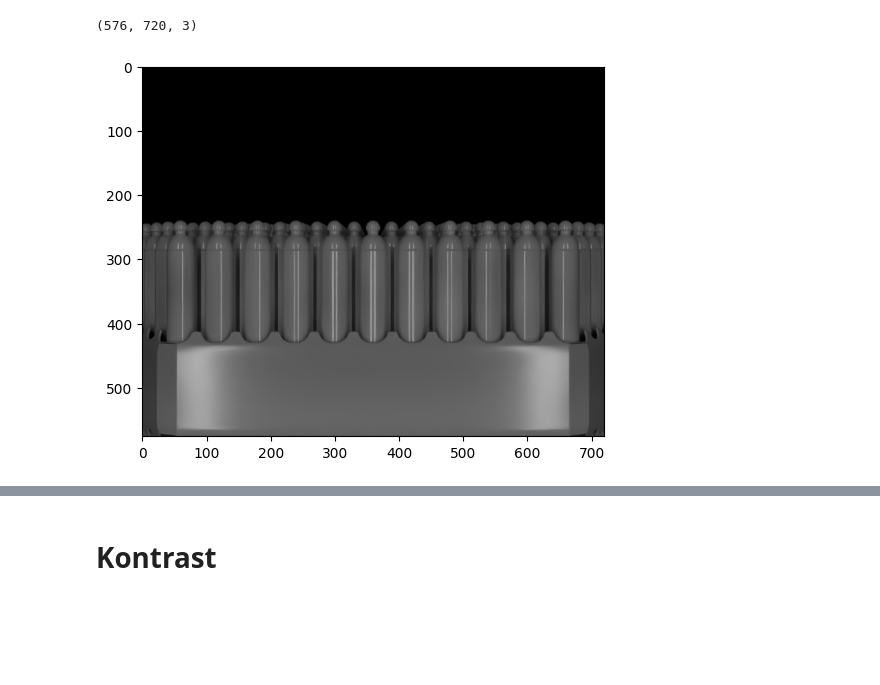
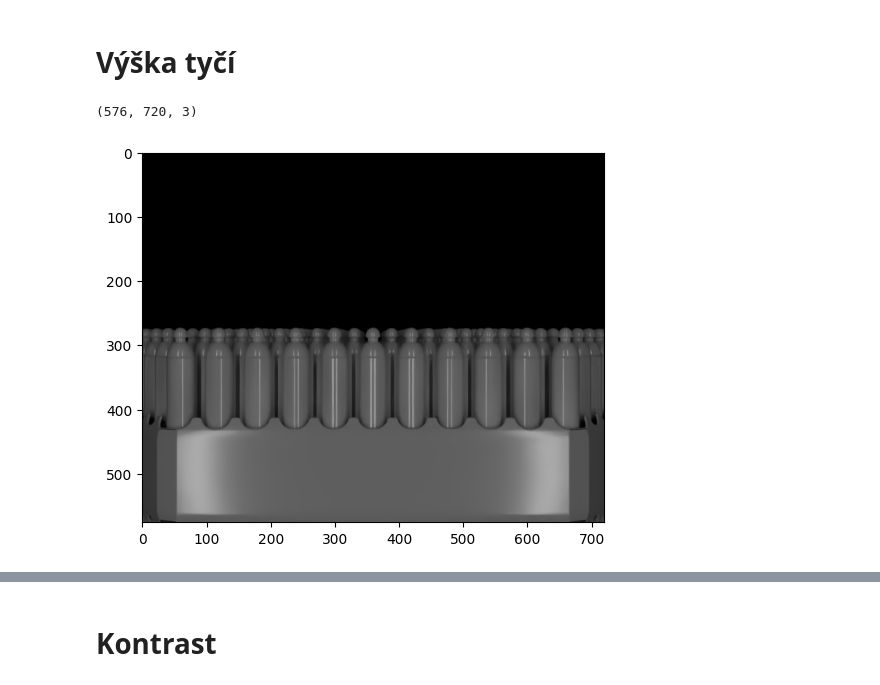
Before and after one commit to jaroslavknotek/synth-nfa-generator, a Jupyter notebook: tips.ipynb, the cells around one changed output, grey strips where cells are left out. Saved outputs shown, nothing was run; the diff lists cells and outputs as text; code cells hidden in the pictures; blank space fills up the shorter version.

```diff
--- a/tips.ipynb
+++ b/tips.ipynb
@@ -56,10 +39,12 @@ class ControlledInspection(FAInspection):
             light_intensity,
             cam_fov = 28,
             face_num=1,
-            has_alpha = False
+            has_alpha = False,
+            cam_x=0,
     ):
         scene_dict = scene.inspection_dict(
             cam_z=cam_z,
+            cam_x=cam_x,
             face_num=face_num,
             cam_ligth_intensity=light_intensity,
             cam_fov = cam_fov
@@ -78,28 +63,3 @@ class ControlledInspection(FAInspection):
             return scene.render_scene(scene_dict, spp=128*8, alpha=True, denoise=False)
         else:
             return scene.render_scene(scene_dict, spp=128, alpha=False, denoise=True)
-
-def render_tips(
-    light_intensity = 50,
-    cloudiness = .7,
-    y = 3800,
-    z_displacement = 0,
-    cam_fov = 28,
-    has_alpha = False,
-    seed = 123,
-):
-    params = simu.RandomParameters(
-        seed = seed,
-        cloudiness=cloudiness,
-        max_z_displacement_mm=z_displacement,
-        n_textures = 11
-    )
-    fains = ControlledInspection(
-        params,
-    )
-    return fains.render_frame(
-        y,
-        light_intensity = light_intensity,
-        has_alpha=has_alpha,
-        cam_fov = cam_fov
-    )
@@ -106,7 +362,9 @@ def render_tips(
+# %% [markdown]
+# Výška tyčí
 # %%
-base_frame = render_tips()[12:-12,15:-15]
+base_frame = render_tips(z_displacement_base=20)[12:-12,15:-15]
 plt.imshow(base_frame)
 base_frame.shape
 # %% [output]
 (576, 720, 3)
-[figure, old version]
+[figure, new version]
```
Also changed, not shown: parts of 13 cells of this notebook, 4 other files.
